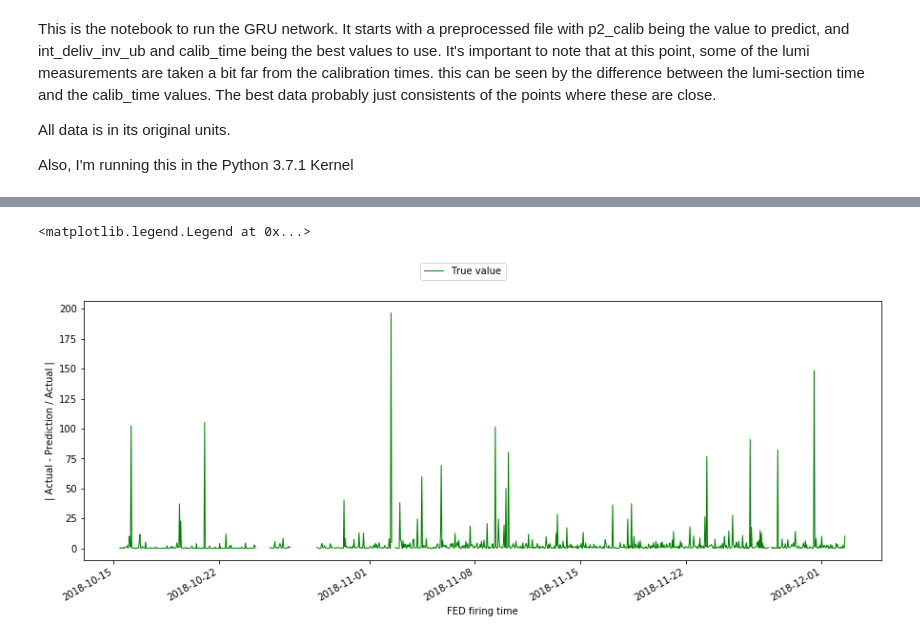
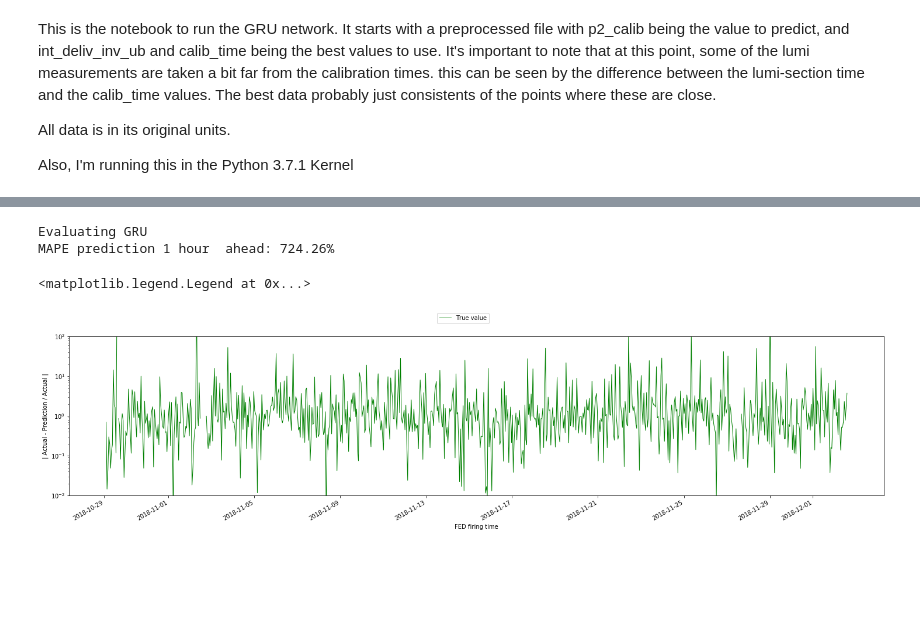
Before and after one commit to UMN-CMS/ECAL_FAIR, a Jupyter notebook: notebooks/GRU.ipynb, the cells around one changed output, grey strips where cells are left out. Saved outputs shown, nothing was run; the diff lists cells and outputs as text; code cells hidden in the pictures; blank space fills up the shorter version.

```diff
--- a/notebooks/GRU.ipynb
+++ b/notebooks/GRU.ipynb
@@ -330,0 +331,23 @@ fig.show()
+# %%
+#lets look at a persistance model
+
+fig, ax = plt.subplots(figsize=(25,5))
+
+ev_group = ev_groups.get_group('t+1')
+ev_group = ev_group.set_index('timestamp')
+
+persistance = ev_group.shift()
+
+ax.set_title('{time:.0f} hours predicting next 1 hour'.format(time=T))
+ax.set_ylabel('calibration change')
+ax.set_xlabel('FED firing time')
+plt.setp(ax.get_xticklabels(), rotation=30, horizontalalignment='right')
+
+ax.plot(ev_group.index, ev_group.actual,
+         label='actual calibration', color='blue', linewidth=1, linestyle='solid')
+
+ax.plot(persistance.index, persistance.actual,
+         label='predicted calibration', color='red', linewidth=1, linestyle='solid')
+#legend
+fig.legend(ncol=1, loc = (0.8,0.2))
+fig.show()
@@ -331,20 +388,38 @@ fig.show()
+# %%
+apes = []
+for i in range(0, persistance.actual.count()):
+    if gr1.actual.iloc[i] == 0:
+        continue
+    ape = abs((persistance.actual.iloc[i] - gr1.actual.iloc[i]) / gr1.actual.iloc[i])
+    if np.isnan(ape):
+        continue
+    apes.append(ape)
+
+mape1 = (sum(apes) / len(apes))
+
+print('Evaluating GRU')
+print("MAPE prediction 1 hour  ahead: {:.2%}".format(mape1))
+# %% [output]
+Evaluating GRU
+MAPE prediction 1 hour  ahead: 724.26%
 # %%
 ####MAKE DIFF PLOT########
 apdiff_series = ((ev_group.actual - ev_group.prediction) / ev_group.actual).abs()
-fig3, ax3 = plt.subplots(figsize=(15,5))
+fig3, ax3 = plt.subplots(figsize=(25,5))
 
 ax3.set_ylabel('| Actual - Prediction / Actual |')
 ax3.set_xlabel('FED firing time')
 plt.setp(ax3.get_xticklabels(), rotation=30, horizontalalignment='right')
-
+ax3.set_yscale('log')
+ax3.set_ylim((.01,100.))
 #actual data
-ax3.plot(ev_group.timestamp, apdiff_series,
+ax3.plot(ev_group.index, apdiff_series,
      label='True value', color='green', linewidth=1, linestyle='solid')
 #legend
 fig3.legend(ncol=3, loc = 'upper center')
 # %% [output]
 <matplotlib.legend.Legend at 0x...>
-[figure, old version]
+[figure, new version]
 # %%
 #our data is transformed to feed into the model. The diff step transforms the data by removing the large scale trends. We'll run that in reverse to look at the data with the trends.
 ev_data_int = ev_data.copy()
```
Also changed, not shown: parts of 17 cells of this notebook, 2 other files.
